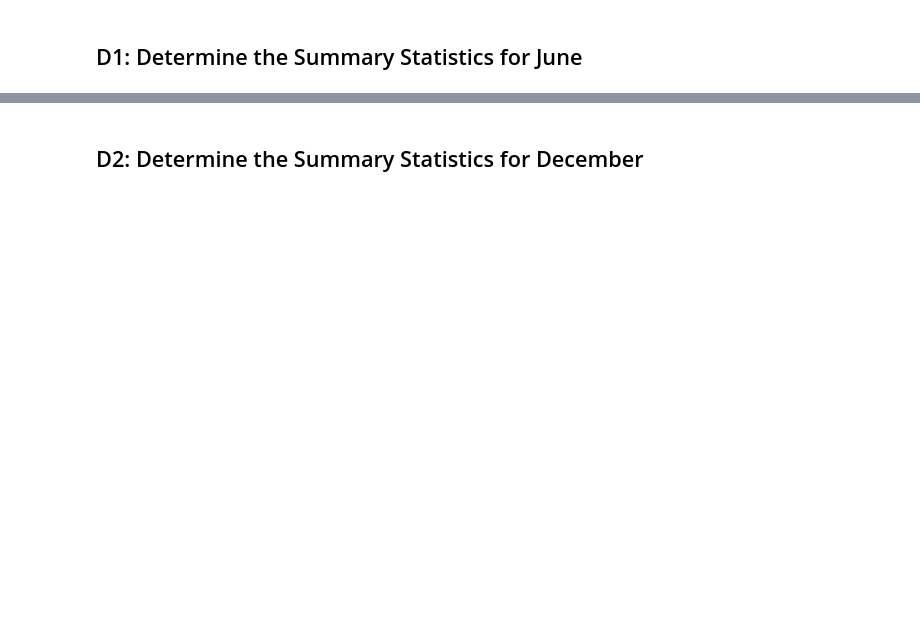
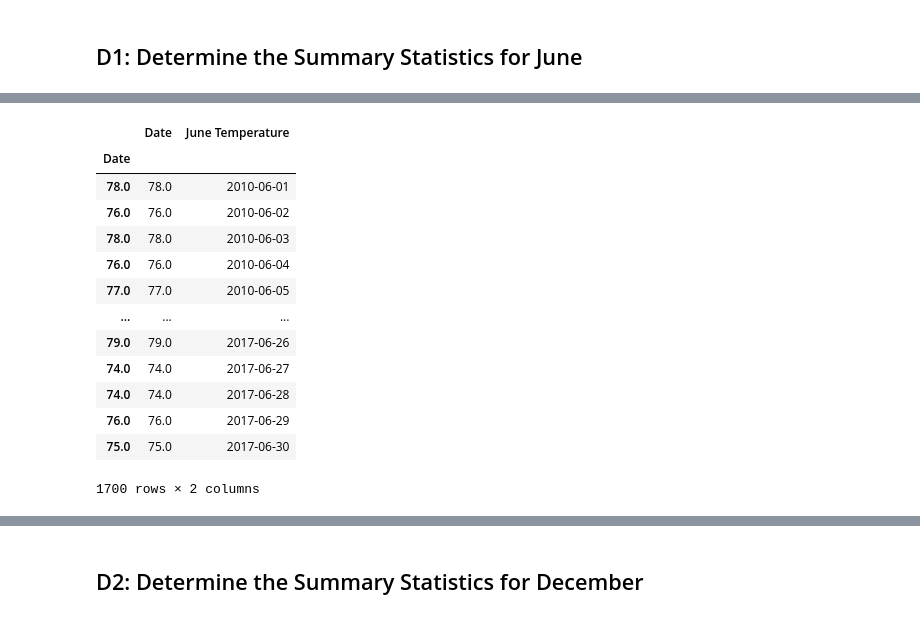
Before and after one commit to Isabel-gt/surfs_up, a Jupyter notebook: SurfsUp_Challenge.ipynb, the cells around one changed output, grey strips where cells are left out. Drawn from its saved outputs; the diff is of its cells as text; code cells hidden in the pictures; blank space fills up the shorter version.

```diff
--- a/SurfsUp_Challenge.ipynb
+++ b/SurfsUp_Challenge.ipynb
@@ -43,2 +83,19 @@ june_df.set_index(june_df['date'], inplace=True)
+# %%
+june_temp_df
+# %% [output]
+|  | Date | June Temperature |
+| Date |  |  |
+| 78.0 | 78.0 | 2010-06-01 |
+| 76.0 | 76.0 | 2010-06-02 |
+| 78.0 | 78.0 | 2010-06-03 |
+| 76.0 | 76.0 | 2010-06-04 |
+| 77.0 | 77.0 | 2010-06-05 |
+| ... | ... | ... |
+| 79.0 | 79.0 | 2017-06-26 |
+| 74.0 | 74.0 | 2017-06-27 |
+| 74.0 | 74.0 | 2017-06-28 |
+| 76.0 | 76.0 | 2017-06-29 |
+| 75.0 | 75.0 | 2017-06-30 |
+1700 rows × 2 columns
 # %%
 # 4. Calculate and print out the summary statistics for the June temperature DataFrame.
```
Also changed, not shown: parts of 20 cells of this notebook.
